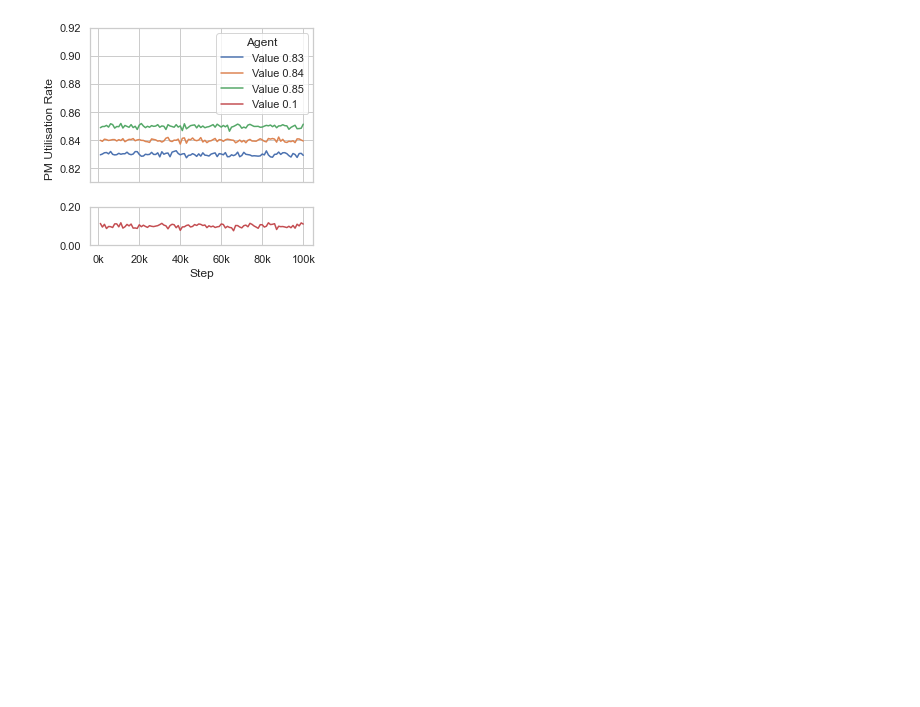
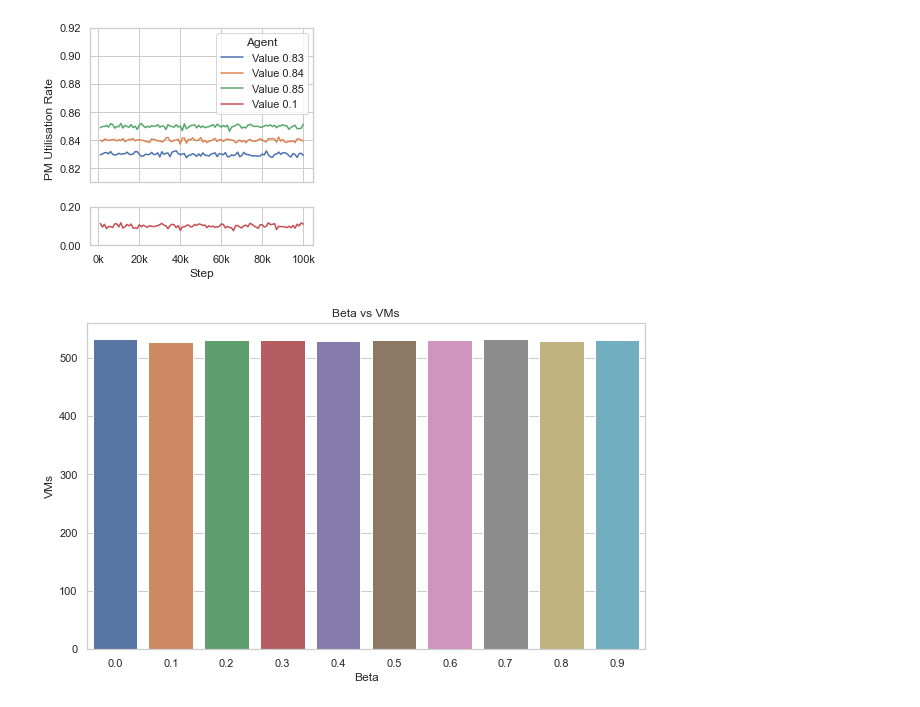
Before and after one commit to yzh503/vm-placement-migration-gym, a Jupyter notebook: plots.ipynb, the cells around one changed output. Drawn from its saved outputs; the diff is of its cells as text; code cells hidden in the pictures; blank space fills up the shorter version.

```diff
--- a/plots.ipynb
+++ b/plots.ipynb
@@ -377,3 +377,22 @@ plt.gca().xaxis.set_major_formatter(ticker.FuncFormatter(step_formatter))
 plt.gca().yaxis.set_major_formatter(ticker.FuncFormatter(format_to_two_decimal))
 # %% [output]
 [figure]
+# %%
+df = pd.DataFrame()
+for i in np.arange(0, 1, 0.1):
+    f = open(f'data/exp_beta/{i:.1f}.json')
+    jsonstr = json.load(f)
+    record = Record.import_record("ppolstm", jsonstr)
+    sample = pd.DataFrame({'Beta': record.env_config["beta"], 'CPU Utilisation Mean': np.mean(record.cpu, axis=1), 'CPU Utilisation Variance': np.var(record.cpu, axis=1), 'VMs': record.served_requests})
+    smooth(sample, ['CPU Utilisation Mean', 'CPU Utilisation Variance', 'VMs'])
+    sample['Step'] = sample.index + 1
+    df = pd.concat([df, sample])
+
+df = df.reset_index(drop=True)
+# %%
+plt.figure(figsize=(10, 6))
+sns.barplot(x='Beta', y='VMs', data=df, ci=None)
+plt.title('Beta vs VMs')
+plt.show()
+# %% [output]
+[figure, added]
```
Also changed, not shown: parts of 1 cell of this notebook, 23 other files.
